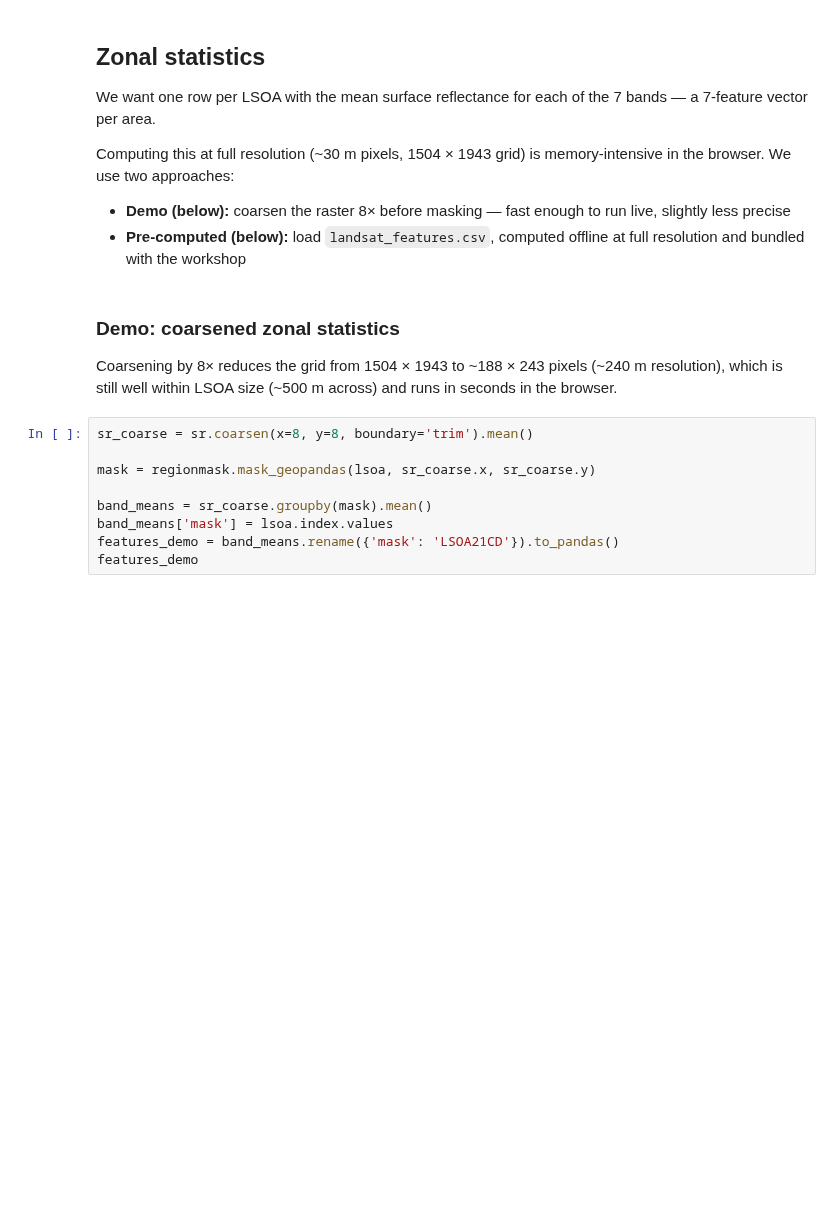
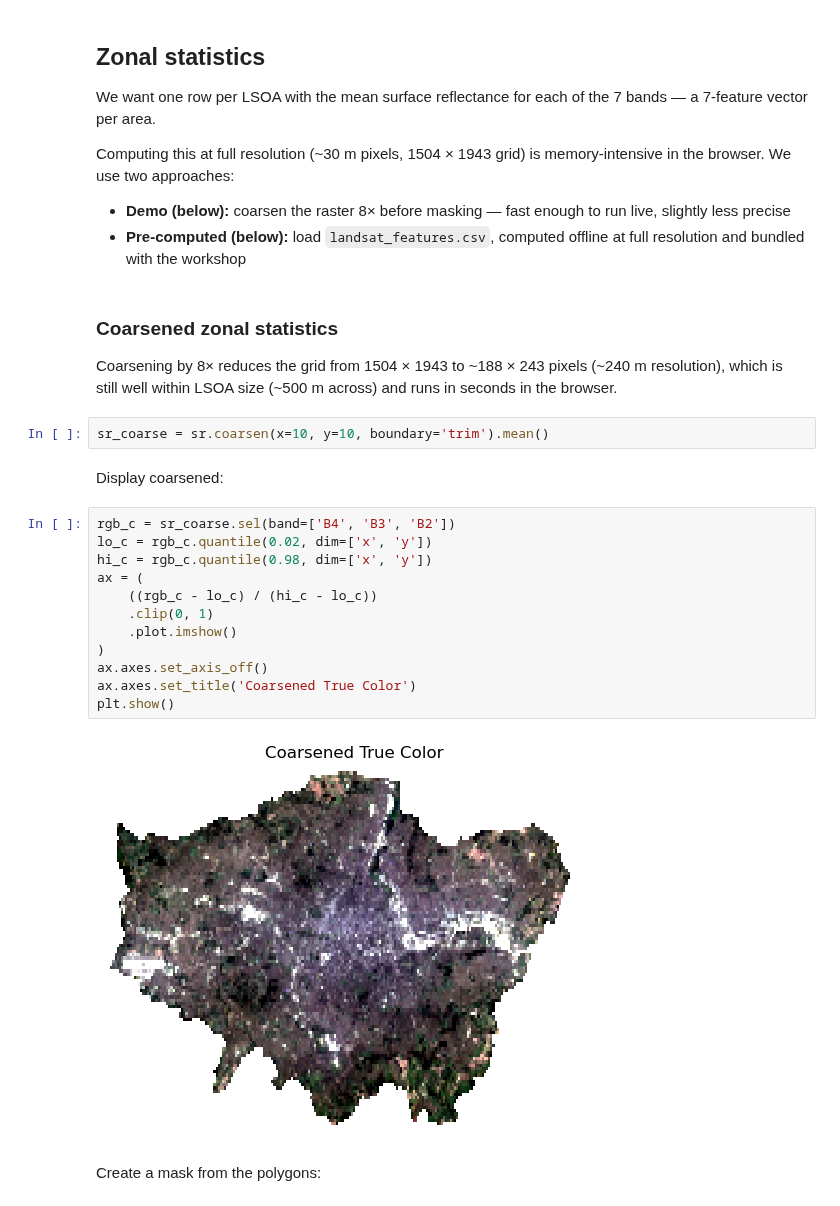
Before and after one commit to Imago-SDRUK/satIMD, a Jupyter notebook: jupyterlite/content/lab_01-Manual_features.ipynb, the cells around one changed output. Cells and saved outputs as stored; diff of their text form; blank space fills up the shorter version.

```diff
--- a/jupyterlite/content/lab_01-Manual_features.ipynb
+++ b/jupyterlite/content/lab_01-Manual_features.ipynb
@@ -44,15 +72,26 @@ Computing this at full resolution (~30 m pixels, 1504 × 1943 grid) is memory-in
 - **Demo (below):** coarsen the raster 8× before masking — fast enough to run live, slightly less precise
 - **Pre-computed (below):** load `landsat_features.csv`, computed offline at full resolution and bundled with the workshop
 # %% [markdown]
-### Demo: coarsened zonal statistics
+### Coarsened zonal statistics
 
 Coarsening by 8× reduces the grid from 1504 × 1943 to ~188 × 243 pixels (~240 m resolution), which is still well within LSOA size (~500 m across) and runs in seconds in the browser.
-# %%
-sr_coarse = sr.coarsen(x=8, y=8, boundary='trim').mean()
-
-mask = regionmask.mask_geopandas(lsoa, sr_coarse.x, sr_coarse.y)
-
-band_means = sr_coarse.groupby(mask).mean()
-band_means['mask'] = lsoa.index.values
-features_demo = band_means.rename({'mask': 'LSOA21CD'}).to_pandas()
-features_demo
+# %%
+sr_coarse = sr.coarsen(x=10, y=10, boundary='trim').mean()
+# %% [markdown]
+Display coarsened:
+# %%
+rgb_c = sr_coarse.sel(band=['B4', 'B3', 'B2'])
+lo_c = rgb_c.quantile(0.02, dim=['x', 'y'])
+hi_c = rgb_c.quantile(0.98, dim=['x', 'y'])
+ax = (
+    ((rgb_c - lo_c) / (hi_c - lo_c))
+    .clip(0, 1)
+    .plot.imshow()
+)
+ax.axes.set_axis_off()
+ax.axes.set_title('Coarsened True Color')
+plt.show()
+# %% [output]
+[figure, added]
+# %% [markdown]
+Create a mask from the polygons:
```
Also changed, not shown: parts of 14 cells of this notebook.
